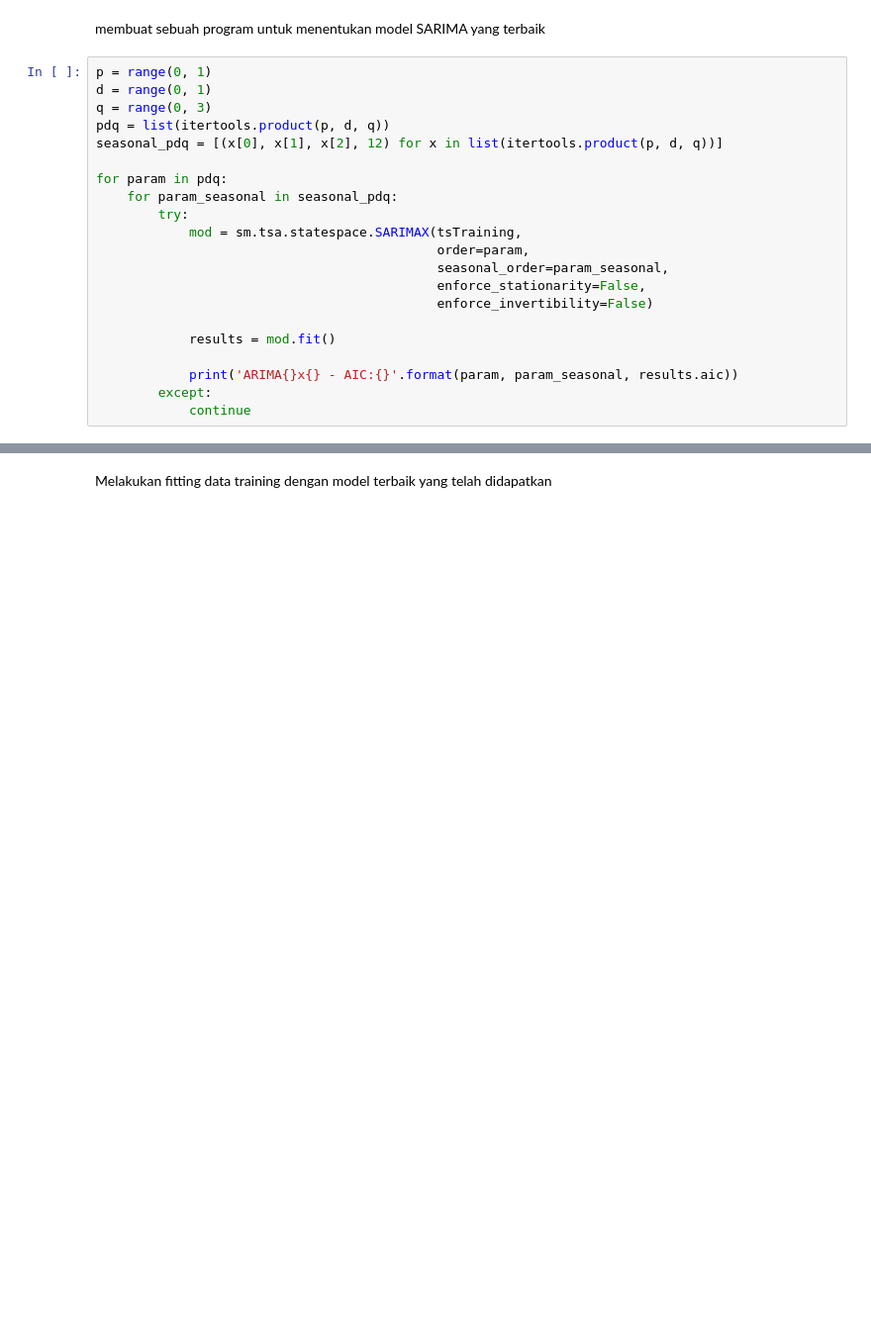
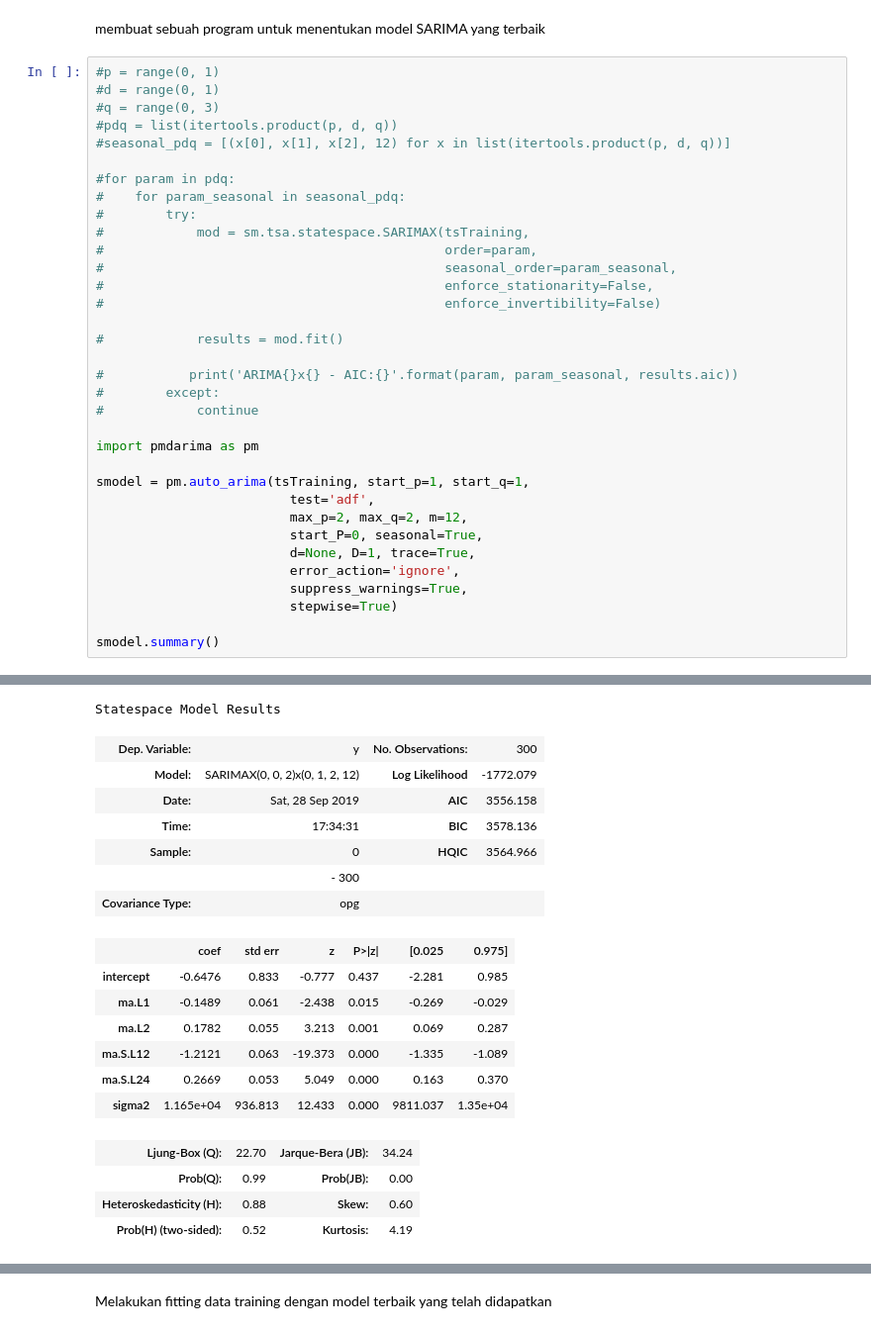
Before and after one commit to ichlasulamal12/time-series, a Jupyter notebook: curah hujan.ipynb, the cells around one changed output, grey strips where cells are left out. Shown: that part at 99% size. Cells and saved outputs as stored; diff of their text form; blank space fills up the shorter version.

```diff
--- a/curah hujan.ipynb
+++ b/curah hujan.ipynb
@@ -258,24 +258,37 @@ pyplot.show()
 # %% [markdown]
 membuat sebuah program untuk menentukan model SARIMA yang terbaik
 # %%
-p = range(0, 1)
-d = range(0, 1)
-q = range(0, 3)
-pdq = list(itertools.product(p, d, q))
-seasonal_pdq = [(x[0], x[1], x[2], 12) for x in list(itertools.product(p, d, q))]
+#p = range(0, 1)
+#d = range(0, 1)
+#q = range(0, 3)
+#pdq = list(itertools.product(p, d, q))
+#seasonal_pdq = [(x[0], x[1], x[2], 12) for x in list(itertools.product(p, d, q))]
 
-for param in pdq:
-    for param_seasonal in seasonal_pdq:
-        try:
-            mod = sm.tsa.statespace.SARIMAX(tsTraining,
-                                            order=param,
-                                            seasonal_order=param_seasonal,
-                                            enforce_stationarity=False,
-                                            enforce_invertibility=False)
+#for param in pdq:
+#    for param_seasonal in seasonal_pdq:
+#        try:
+#            mod = sm.tsa.statespace.SARIMAX(tsTraining,
+#                                            order=param,
+#                                            seasonal_order=param_seasonal,
+#                                            enforce_stationarity=False,
+#                                            enforce_invertibility=False)
 
-            results = mod.fit()
+#            results = mod.fit()
 
-            print('ARIMA{}x{} - AIC:{}'.format(param, param_seasonal, results.aic))
-        except:
-            continue
+#           print('ARIMA{}x{} - AIC:{}'.format(param, param_seasonal, results.aic))
+#        except:
+#            continue
+
+import pmdarima as pm
+
+smodel = pm.auto_arima(tsTraining, start_p=1, start_q=1,
+                         test='adf',
+                         max_p=2, max_q=2, m=12,
+                         start_P=0, seasonal=True,
+                         d=None, D=1, trace=True,
+                         error_action='ignore',
+                         suppress_warnings=True,
+                         stepwise=True)
+
+smodel.summary()
 # %% [output]
@@ -298,0 +313,19 @@ ARIMA(2, 2, 2)x(0, 2, 2, 6)12 - AIC:3871.0231151507014
+Statespace Model Results
+| Dep. Variable: | y | No. Observations: | 300 |
+| Model: | SARIMAX(0, 0, 2)x(0, 1, 2, 12) | Log Likelihood | -1772.079 |
+| Date: | Sat, 28 Sep 2019 | AIC | 3556.158 |
+| Time: | 17:34:31 | BIC | 3578.136 |
+| Sample: | 0 | HQIC | 3564.966 |
+|  | - 300 |  |  |
+| Covariance Type: | opg |  |  |
+|  | coef | std err | z | P>|z| | [0.025 | 0.975] |
+| intercept | -0.6476 | 0.833 | -0.777 | 0.437 | -2.281 | 0.985 |
+| ma.L1 | -0.1489 | 0.061 | -2.438 | 0.015 | -0.269 | -0.029 |
+| ma.L2 | 0.1782 | 0.055 | 3.213 | 0.001 | 0.069 | 0.287 |
+| ma.S.L12 | -1.2121 | 0.063 | -19.373 | 0.000 | -1.335 | -1.089 |
+| ma.S.L24 | 0.2669 | 0.053 | 5.049 | 0.000 | 0.163 | 0.370 |
+| sigma2 | 1.165e+04 | 936.813 | 12.433 | 0.000 | 9811.037 | 1.35e+04 |
+| Ljung-Box (Q): | 22.70 | Jarque-Bera (JB): | 34.24 |
+| Prob(Q): | 0.99 | Prob(JB): | 0.00 |
+| Heteroskedasticity (H): | 0.88 | Skew: | 0.60 |
+| Prob(H) (two-sided): | 0.52 | Kurtosis: | 4.19 |
```
Also changed, not shown: parts of 5 cells of this notebook.
